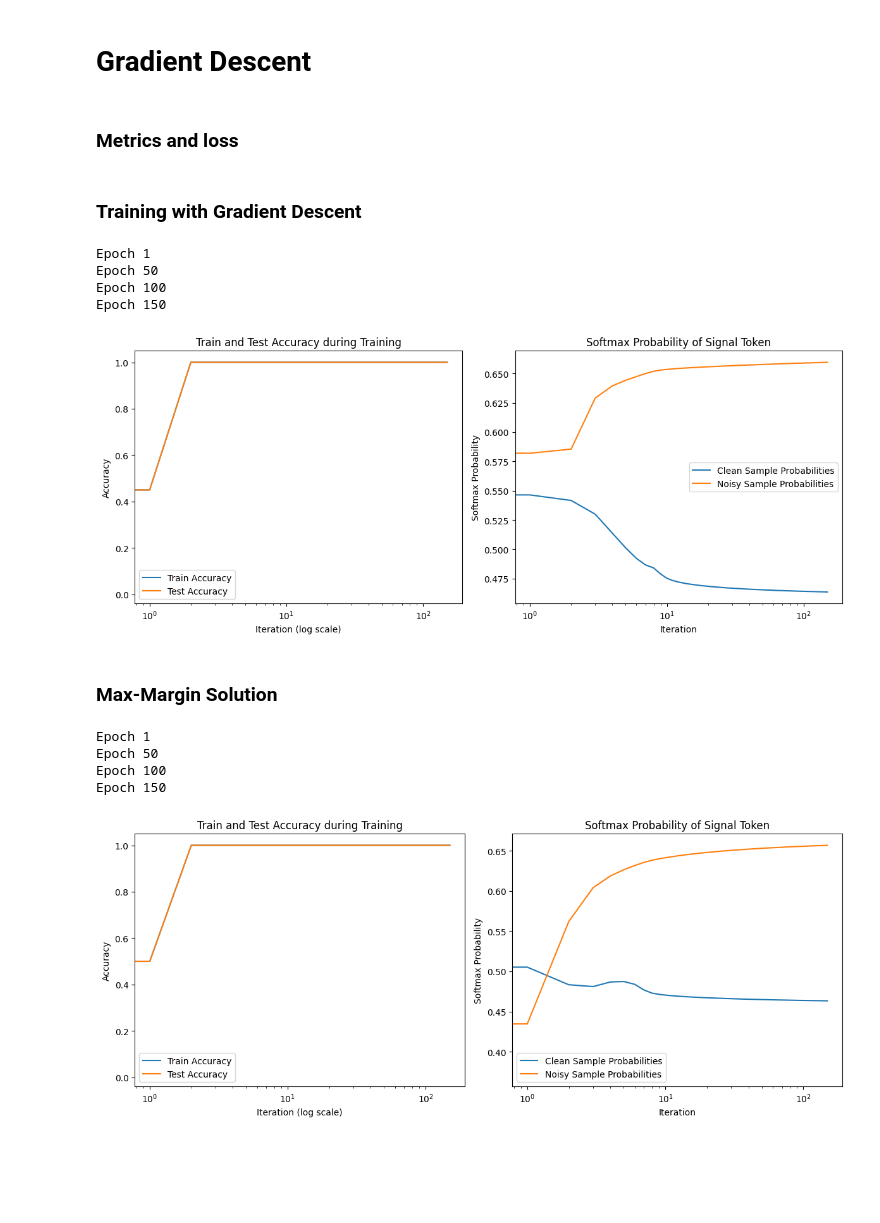
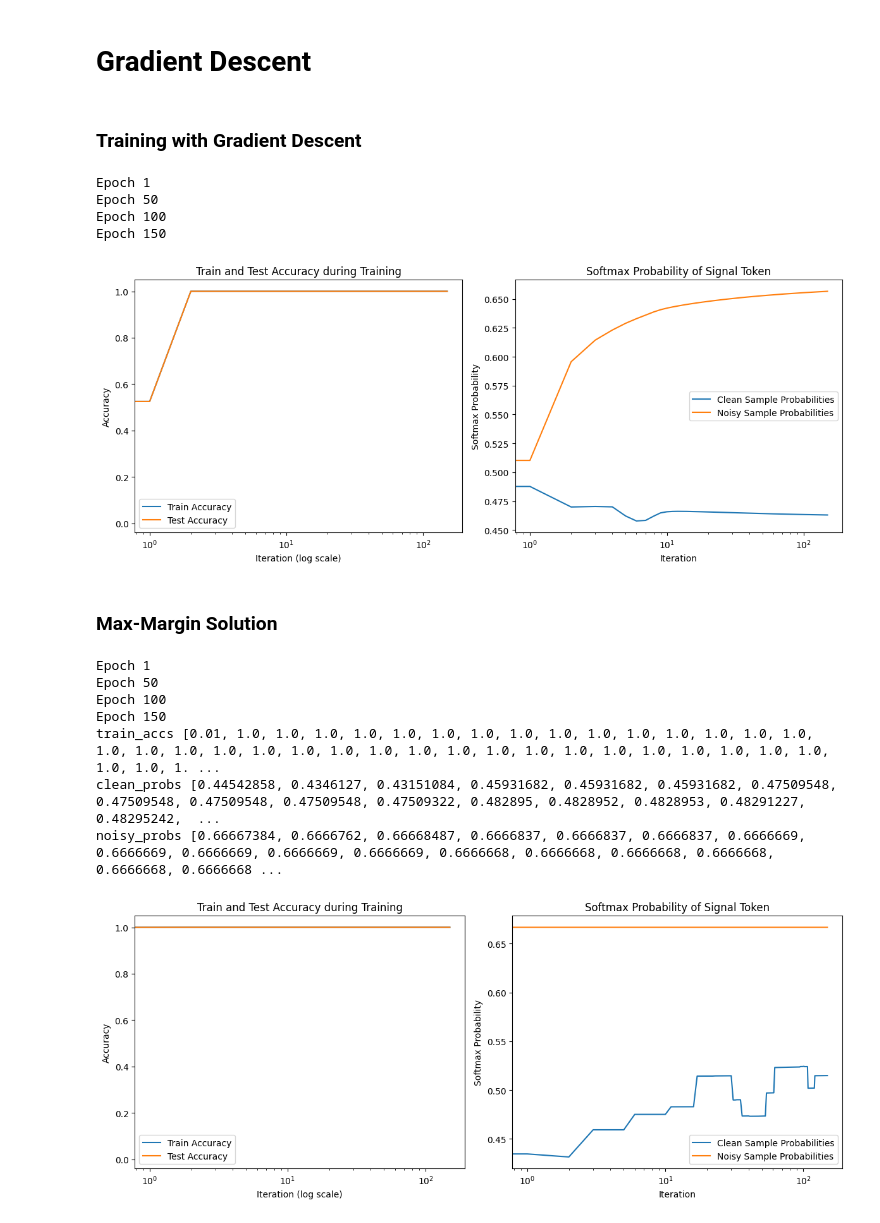
Before and after one commit to Albeenee/benign_overfitting_in_single_head_attention, a Jupyter notebook: Benign_overfitting.ipynb, the cells around one changed output. Cells and saved outputs as stored; diff of their text form; code cells hidden in the pictures; blank space fills up the shorter version.

```diff
--- a/Benign_overfitting.ipynb
+++ b/Benign_overfitting.ipynb
@@ -151,4 +75,2 @@ def plot_metrics(train_acc, test_acc, clean_probs, noisy_probs):
 # %% [markdown]
 # Gradient Descent
-# %% [markdown]
-### Metrics and loss
@@ -222,12 +83,20 @@ def train_with_gradient_descent(model, optimizer, log_every=50, num_steps=150):
 model_gradient_descent = SingleHeadAttention(d).to(device)
 optimizer_gradient_descent = torch.optim.SGD(model_gradient_descent.parameters(), lr=beta)
 
-model_with_gradient_descent = train_with_gradient_descent(model_gradient_descent, optimizer_gradient_descent)
+model_with_gradient_descent = train_with_gradient_descent(model_gradient_descent,
+                                                          optimizer_gradient_descent,
+                                                          X_train,
+                                                          y_train,
+                                                          X_test,
+                                                          y_test,
+                                                          clean_indices_train,
+                                                          noisy_indices_train,
+                                                          beta=beta)
 # %% [output]
 Epoch 1
 Epoch 50
 Epoch 100
 Epoch 150
-[figure, old version]
+[figure, new version]
 # %% [markdown]
 ### Max-Margin Solution
@@ -300,11 +113,21 @@ def train_with_max_margin(model, optimizer, log_every=50, num_steps=150):
 # %%
 model_max_margin = SingleHeadAttention(d).to(device)
 optimizer_max_margin = torch.optim.SGD(model_max_margin.parameters(), lr=beta)
 
-model_max_margin = train_with_max_margin(model_max_margin, optimizer_max_margin)
+model_max_margin = train_with_max_margin(model_gradient_descent,
+                                        optimizer_gradient_descent,
+                                        X_train,
+                                        y_train,
+                                        X_test,
+                                        y_test,
+                                        clean_indices_train,
+                                        noisy_indices_train, (r,R))
 # %% [output]
 Epoch 1
 Epoch 50
 Epoch 100
 Epoch 150
+train_accs [0.01, 1.0, 1.0, 1.0, 1.0, 1.0, 1.0, 1.0, 1.0, 1.0, 1.0, 1.0, 1.0, 1.0, 1.0, 1.0, 1.0, 1.0, 1.0, 1.0, 1.0, 1.0, 1.0, 1.0, 1.0, 1.0, 1.0, 1.0, 1.0, 1.0, 1.0, 1.0, 1.0, 1.0, 1.0, 1.0, 1.0, 1. ...
+clean_probs [0.44542858, 0.4346127, 0.43151084, 0.45931682, 0.45931682, 0.45931682, 0.47509548, 0.47509548, 0.47509548, 0.47509548, 0.47509322, 0.482895, 0.4828952, 0.4828953, 0.48291227, 0.48295242,  ...
+noisy_probs [0.66667384, 0.6666762, 0.66668487, 0.6666837, 0.6666837, 0.6666837, 0.6666669, 0.6666669, 0.6666669, 0.6666669, 0.6666669, 0.6666668, 0.6666668, 0.6666668, 0.6666668, 0.6666668, 0.6666668 ...
-[figure, old version]
+[figure, new version]
```
Also changed, not shown: parts of 9 cells of this notebook, 2 other files.
